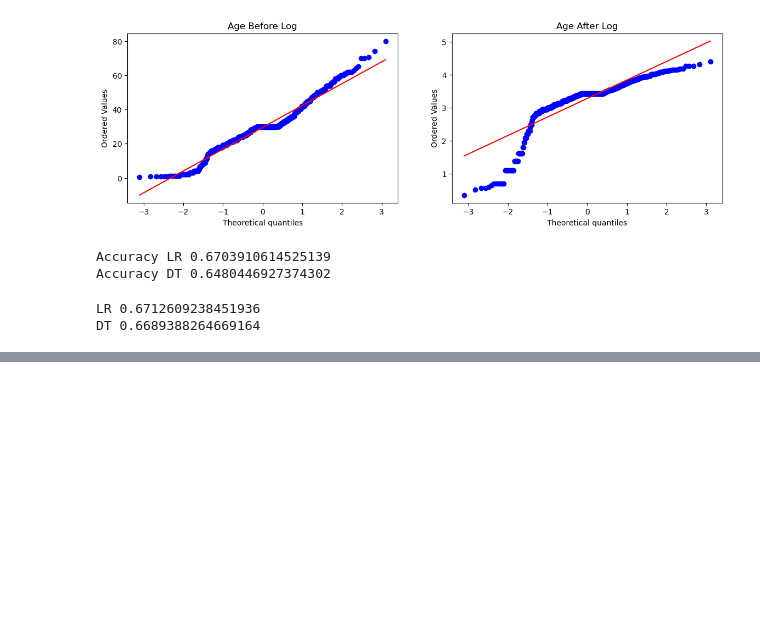
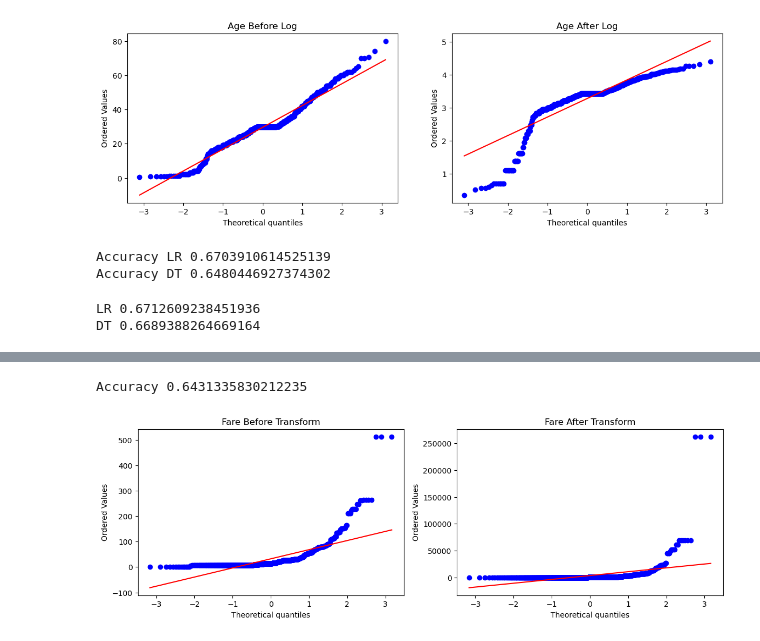
Before and after one commit to sanjogbhalla16/ML-CampusX, a Jupyter notebook: Day30-CampusX.ipynb, the cells around one changed output, grey strips where cells are left out. Saved outputs shown, nothing was run; the diff lists cells and outputs as text; code cells hidden in the pictures; blank space fills up the shorter version.

```diff
--- a/Day30-CampusX.ipynb
+++ b/Day30-CampusX.ipynb
@@ -195,0 +226,5 @@ DT 0.6689388264669164
+# %%
+apply_transform(lambda x: x**2)
+# %% [output]
+Accuracy 0.6431335830212235
+[figure, added]
```
Also changed, not shown: parts of 4 cells of this notebook.
